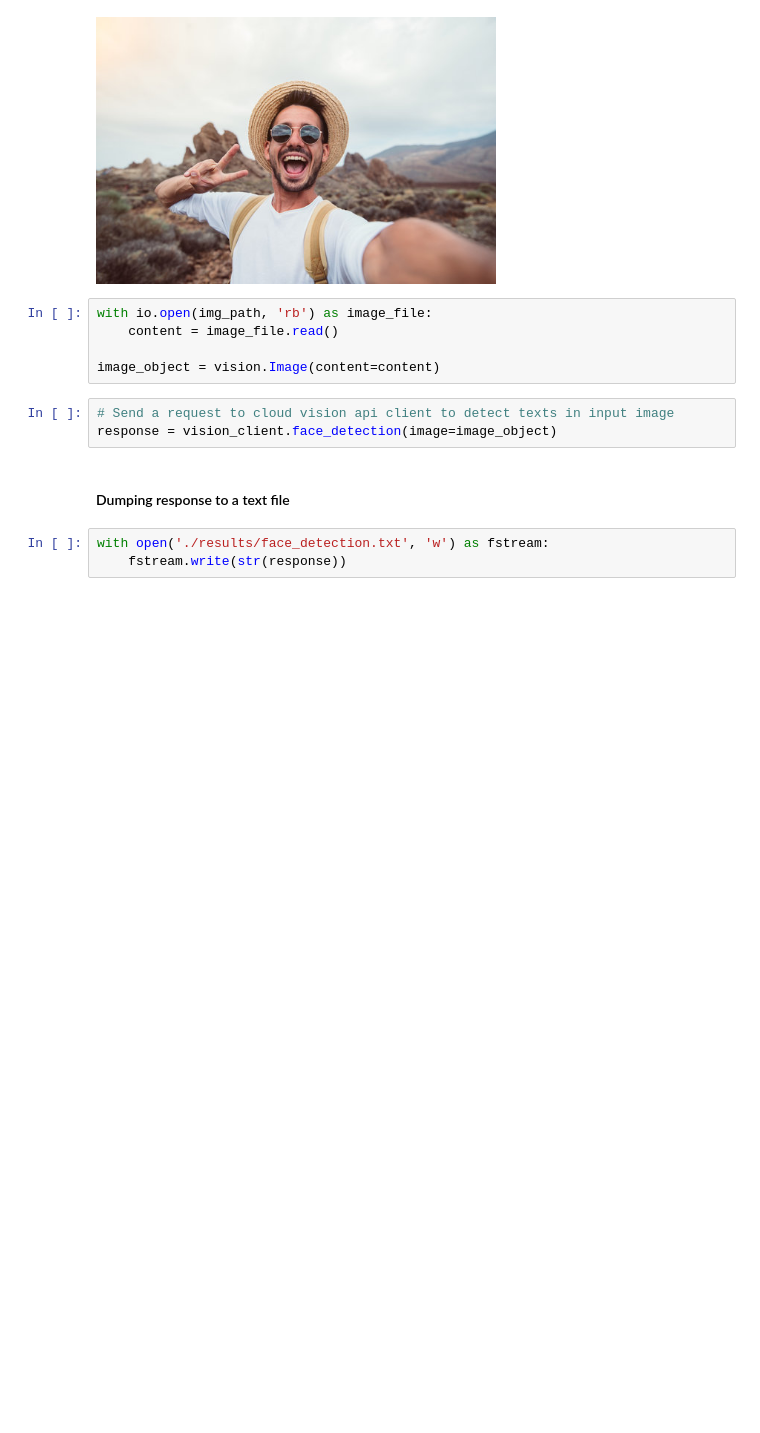
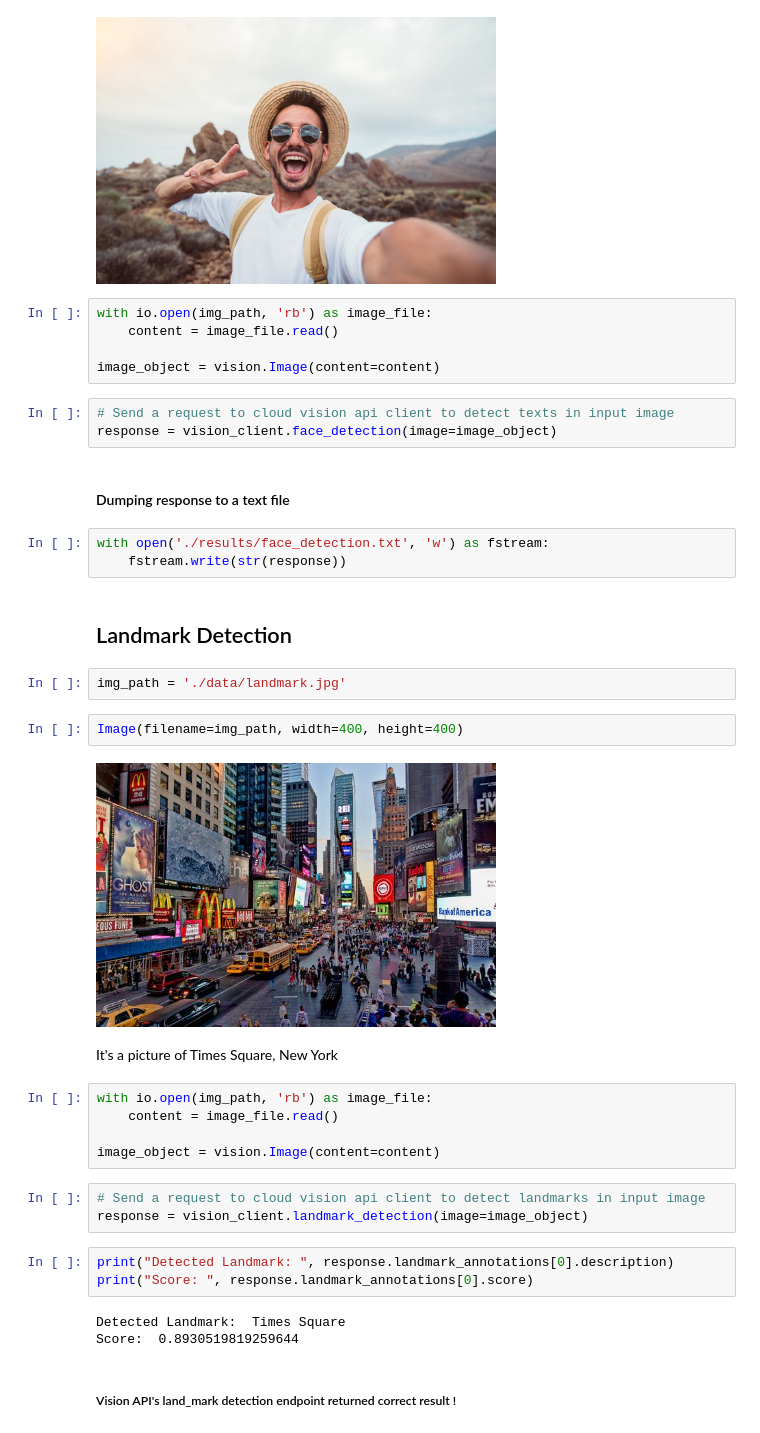
Before and after one commit to Subrahmanyajoshi/Google-Cloud-Machine-Learning-APIs, a Jupyter notebook: cloud-vision-api/cloud_vision_api.ipynb, the cells around one changed output. Saved outputs shown, nothing was run; the diff lists cells and outputs as text; blank space fills up the shorter version.

Commit message:
Landmark Detection with Cloud Vision API

```diff
--- a/cloud-vision-api/cloud_vision_api.ipynb
+++ b/cloud-vision-api/cloud_vision_api.ipynb
@@ -126,3 +128,29 @@ response = vision_client.face_detection(image=image_object)
 # %%
 with open('./results/face_detection.txt', 'w') as fstream:
     fstream.write(str(response))
+# %% [markdown]
+## Landmark Detection
+# %%
+img_path = './data/landmark.jpg'
+# %%
+Image(filename=img_path, width=400, height=400)
+# %% [output]
+[figure, added]
+# %% [markdown]
+It's a picture of Times Square, New York
+# %%
+with io.open(img_path, 'rb') as image_file:
+    content = image_file.read()
+
+image_object = vision.Image(content=content)
+# %%
+# Send a request to cloud vision api client to detect landmarks in input image
+response = vision_client.landmark_detection(image=image_object)
+# %%
+print("Detected Landmark: ", response.landmark_annotations[0].description)
+print("Score: ", response.landmark_annotations[0].score)
+# %% [output]
+Detected Landmark:  Times Square
+Score:  0.8930519819259644
+# %% [markdown]
+##### Vision API's land_mark detection endpoint returned correct result !
```
Also changed, not shown: parts of 6 cells of this notebook, 2 other files.
